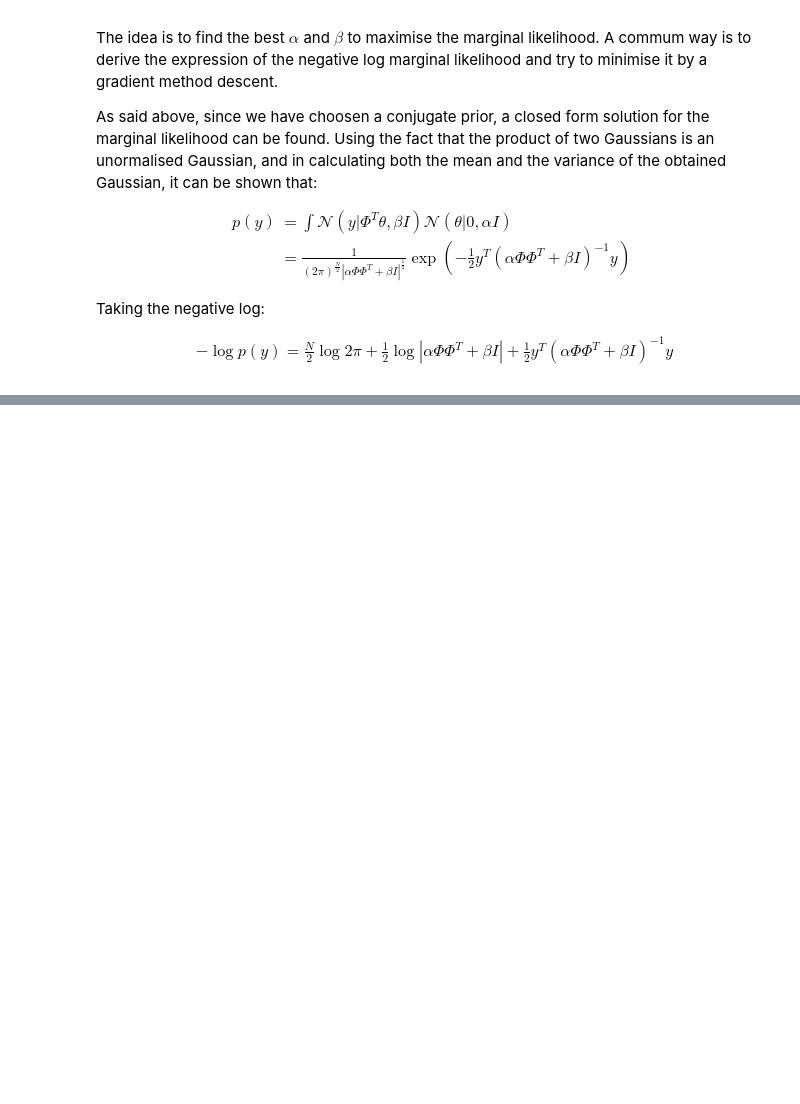
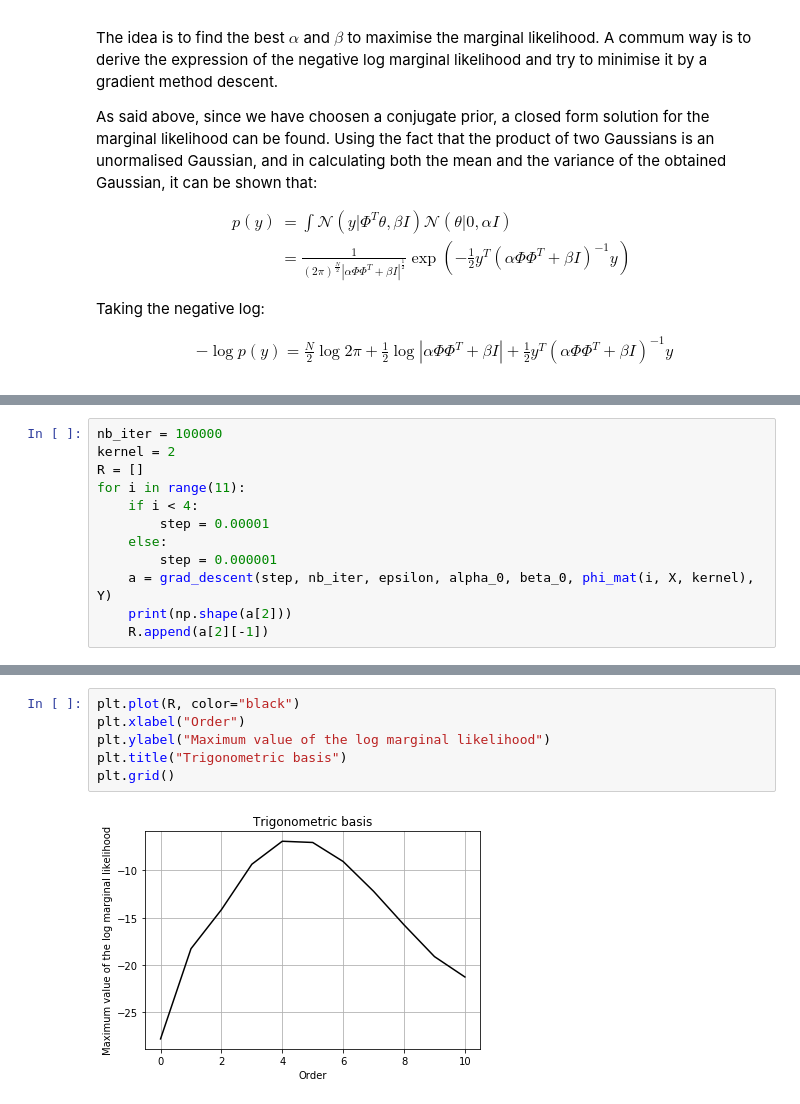
Before and after one commit to StaffG/bayesian, a Jupyter notebook: bayesian.ipynb, the cells around one changed output, grey strips where cells are left out. Cells and saved outputs as stored; diff of their text form; blank space fills up the shorter version.

```diff
--- a/bayesian.ipynb
+++ b/bayesian.ipynb
@@ -54,0 +151,12 @@ The partial derivatives with respect to $\alpha$ and $\beta$ can be calculated:
+# %%
+nb_iter = 100000
+kernel = 2
+R = []
+for i in range(11):
+    if i < 4:
+        step = 0.00001
+    else:
+        step = 0.000001
+    a = grad_descent(step, nb_iter, epsilon, alpha_0, beta_0, phi_mat(i, X, kernel), Y)
+    print(np.shape(a[2]))
+    R.append(a[2][-1])
@@ -54,0 +175,8 @@ The partial derivatives with respect to $\alpha$ and $\beta$ can be calculated:
+# %%
+plt.plot(R, color="black")
+plt.xlabel("Order")
+plt.ylabel("Maximum value of the log marginal likelihood")
+plt.title("Trigonometric basis")
+plt.grid()
+# %% [output]
+[figure, added]
```
Also changed, not shown: parts of 10 cells of this notebook.
